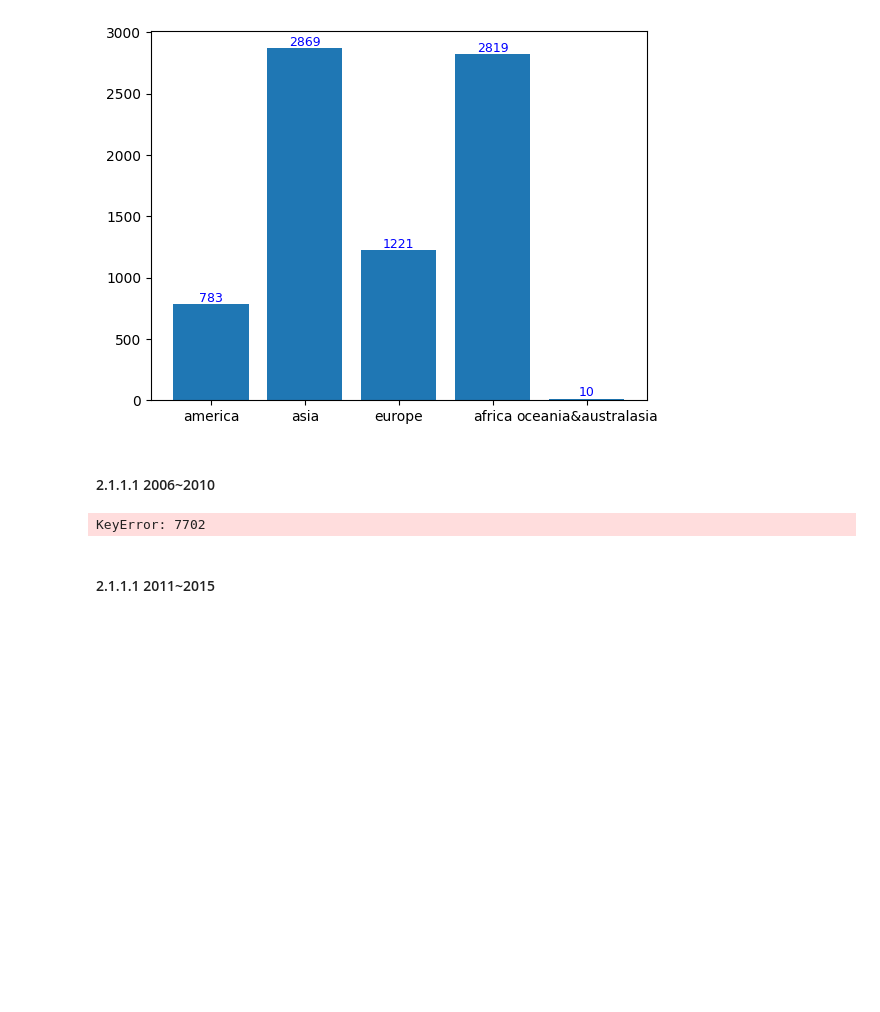
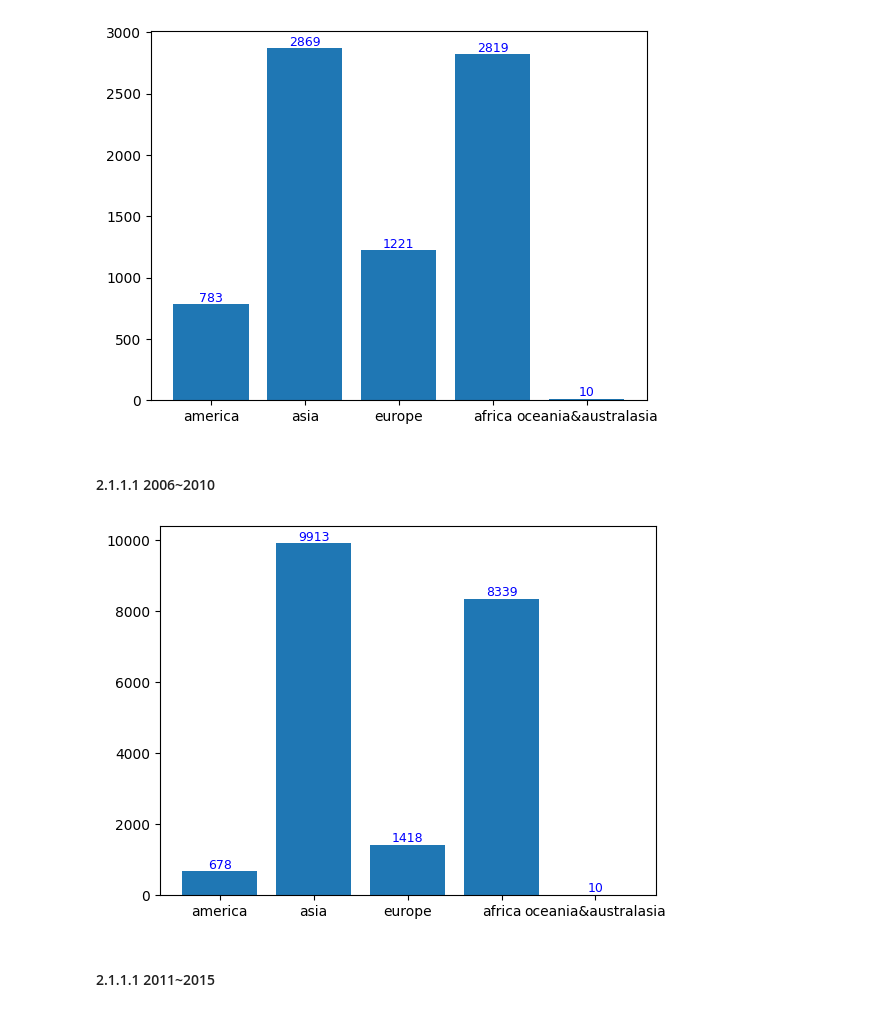
Before and after one commit to geonno/terrorism, a Jupyter notebook: terrorism.ipynb, the cells around one changed output. Saved outputs shown, nothing was run; the diff lists cells and outputs as text; code cells hidden in the pictures; blank space fills up the shorter version.

```diff
--- a/terrorism.ipynb
+++ b/terrorism.ipynb
@@ -10,7 +10,7 @@ import matplotlib.pyplot as plt
 1. 필요없는 컬럼 삭제
 2. 5년 단위로 나누기
 # %%
-df = pd.read_excel("E:/백업/경찰대학/4-1/경비론/gtdb70-20.xlsx")
+df = pd.read_excel("gtdb70-20.xlsx")
 # %%
 df.drop(['eventid','imonth', 'iday','latitude', 'longitude','targtype1', 'targtype1_txt', 'targsubtype1',
        'targsubtype1_txt', 'corp1', 'target1','natlty1', 'natlty1_txt','propextent', 'propextent_txt',
@@ -91,33 +91,33 @@ plt.show()
 # %%
 america = 0
 asia = 0
 europe = 0
 africa = 0
 oceania = 0
 for i in tqdm(range(len(dfb))):
-    if dfa['region'][i]<=3:
+    if dfb['region'][i]<=3:
             america += 1
-    elif dfa['region'][i]<=7:
+    elif dfb['region'][i]<=7:
             asia += 1
-    elif dfa['region'][i]<=9:
+    elif dfb['region'][i]<=9:
             europe += 1
-    elif dfa['region'][i]<=11:
+    elif dfb['region'][i]<=11:
             africa += 1
     else:
             oceania += 1
 x = ['america', 'asia', 'europe', 'africa', 'oceania&australasia']
 y = [america, asia, europe, africa, oceania]
 plt.bar(x,y)
 for i, v in enumerate(x):
     plt.text(v, y[i], y[i],                 # 좌표 (x축 = v, y축 = y[0]..y[1], 표시 = y[0]..y[1])
              fontsize = 9,
              color='blue',
              horizontalalignment='center',  # horizontalalignment (left, center, right)
              verticalalignment='bottom')    # verticalalignment (top, center, bottom)
 
 plt.show()
 # %% [output]
-KeyError: 7702
+[figure, added]
 # %% [markdown]
 #### 2.1.1.1 2011~2015
 # %%
```
Also changed, not shown: parts of 2 cells of this notebook, 1 other file.
